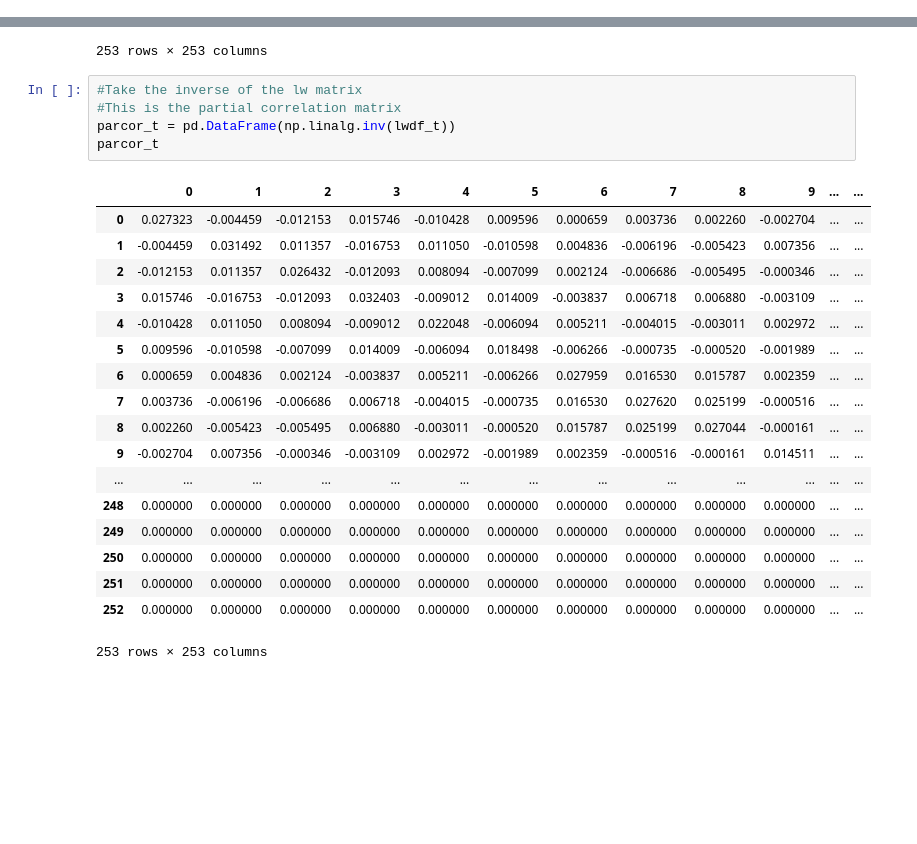
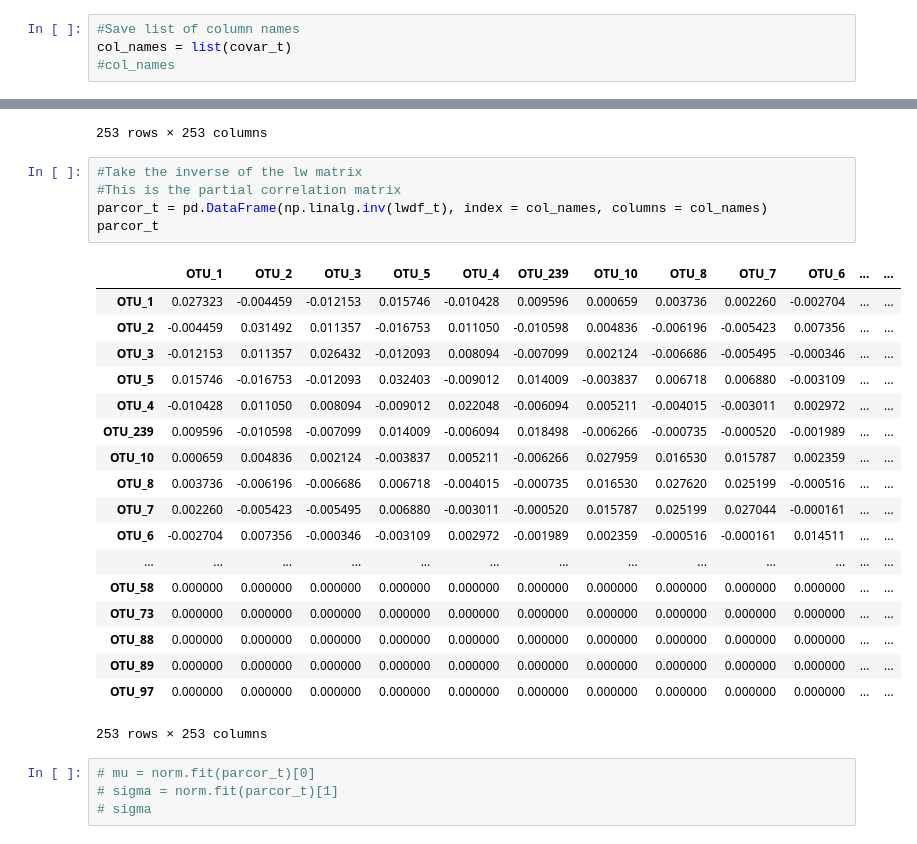
Before and after one commit to kaykrish/comab, a Jupyter notebook: par_cor_oad_t.ipynb, the cells around one changed output, grey strips where cells are left out. Drawn from its saved outputs; the diff is of its cells as text; blank space fills up the shorter version.

```diff
--- a/par_cor_oad_t.ipynb
+++ b/par_cor_oad_t.ipynb
@@ -84,6 +87,10 @@ covar_t.head()
 | OTU_5 | 0.442157 | -0.499725 | -0.281062 | 1.034483 | -0.212635 | 0.374124 | -0.179103 | 0.100782 | 0.128553 | -0.103833 | ... | ... |
 | OTU_4 | -0.322607 | 0.182373 | 0.079140 | -0.212635 | 1.034483 | -0.131860 | 0.137457 | -0.096871 | -0.070073 | -0.041263 | ... | ... |
 5 rows × 253 columns
+# %%
+#Save list of column names
+col_names = list(covar_t)
+#col_names
 # %%
 #Initialize ledoit-wolf object
 lw = LedoitWolf()
@@ -114,24 +121,28 @@ lwdf_t
 # %%
 #Take the inverse of the lw matrix
 #This is the partial correlation matrix
-parcor_t = pd.DataFrame(np.linalg.inv(lwdf_t))
+parcor_t = pd.DataFrame(np.linalg.inv(lwdf_t), index = col_names, columns = col_names)
 parcor_t
 # %% [output]
-|  | 0 | 1 | 2 | 3 | 4 | 5 | 6 | 7 | 8 | 9 | ... | ... |
-| 0 | 0.027323 | -0.004459 | -0.012153 | 0.015746 | -0.010428 | 0.009596 | 0.000659 | 0.003736 | 0.002260 | -0.002704 | ... | ... |
-| 1 | -0.004459 | 0.031492 | 0.011357 | -0.016753 | 0.011050 | -0.010598 | 0.004836 | -0.006196 | -0.005423 | 0.007356 | ... | ... |
-| 2 | -0.012153 | 0.011357 | 0.026432 | -0.012093 | 0.008094 | -0.007099 | 0.002124 | -0.006686 | -0.005495 | -0.000346 | ... | ... |
-| 3 | 0.015746 | -0.016753 | -0.012093 | 0.032403 | -0.009012 | 0.014009 | -0.003837 | 0.006718 | 0.006880 | -0.003109 | ... | ... |
-| 4 | -0.010428 | 0.011050 | 0.008094 | -0.009012 | 0.022048 | -0.006094 | 0.005211 | -0.004015 | -0.003011 | 0.002972 | ... | ... |
-| 5 | 0.009596 | -0.010598 | -0.007099 | 0.014009 | -0.006094 | 0.018498 | -0.006266 | -0.000735 | -0.000520 | -0.001989 | ... | ... |
-| 6 | 0.000659 | 0.004836 | 0.002124 | -0.003837 | 0.005211 | -0.006266 | 0.027959 | 0.016530 | 0.015787 | 0.002359 | ... | ... |
-| 7 | 0.003736 | -0.006196 | -0.006686 | 0.006718 | -0.004015 | -0.000735 | 0.016530 | 0.027620 | 0.025199 | -0.000516 | ... | ... |
-| 8 | 0.002260 | -0.005423 | -0.005495 | 0.006880 | -0.003011 | -0.000520 | 0.015787 | 0.025199 | 0.027044 | -0.000161 | ... | ... |
-| 9 | -0.002704 | 0.007356 | -0.000346 | -0.003109 | 0.002972 | -0.001989 | 0.002359 | -0.000516 | -0.000161 | 0.014511 | ... | ... |
+|  | OTU_1 | OTU_2 | OTU_3 | OTU_5 | OTU_4 | OTU_239 | OTU_10 | OTU_8 | OTU_7 | OTU_6 | ... | ... |
+| OTU_1 | 0.027323 | -0.004459 | -0.012153 | 0.015746 | -0.010428 | 0.009596 | 0.000659 | 0.003736 | 0.002260 | -0.002704 | ... | ... |
+| OTU_2 | -0.004459 | 0.031492 | 0.011357 | -0.016753 | 0.011050 | -0.010598 | 0.004836 | -0.006196 | -0.005423 | 0.007356 | ... | ... |
+| OTU_3 | -0.012153 | 0.011357 | 0.026432 | -0.012093 | 0.008094 | -0.007099 | 0.002124 | -0.006686 | -0.005495 | -0.000346 | ... | ... |
+| OTU_5 | 0.015746 | -0.016753 | -0.012093 | 0.032403 | -0.009012 | 0.014009 | -0.003837 | 0.006718 | 0.006880 | -0.003109 | ... | ... |
+| OTU_4 | -0.010428 | 0.011050 | 0.008094 | -0.009012 | 0.022048 | -0.006094 | 0.005211 | -0.004015 | -0.003011 | 0.002972 | ... | ... |
+| OTU_239 | 0.009596 | -0.010598 | -0.007099 | 0.014009 | -0.006094 | 0.018498 | -0.006266 | -0.000735 | -0.000520 | -0.001989 | ... | ... |
+| OTU_10 | 0.000659 | 0.004836 | 0.002124 | -0.003837 | 0.005211 | -0.006266 | 0.027959 | 0.016530 | 0.015787 | 0.002359 | ... | ... |
+| OTU_8 | 0.003736 | -0.006196 | -0.006686 | 0.006718 | -0.004015 | -0.000735 | 0.016530 | 0.027620 | 0.025199 | -0.000516 | ... | ... |
+| OTU_7 | 0.002260 | -0.005423 | -0.005495 | 0.006880 | -0.003011 | -0.000520 | 0.015787 | 0.025199 | 0.027044 | -0.000161 | ... | ... |
+| OTU_6 | -0.002704 | 0.007356 | -0.000346 | -0.003109 | 0.002972 | -0.001989 | 0.002359 | -0.000516 | -0.000161 | 0.014511 | ... | ... |
 | ... | ... | ... | ... | ... | ... | ... | ... | ... | ... | ... | ... | ... |
-| 248 | 0.000000 | 0.000000 | 0.000000 | 0.000000 | 0.000000 | 0.000000 | 0.000000 | 0.000000 | 0.000000 | 0.000000 | ... | ... |
-| 249 | 0.000000 | 0.000000 | 0.000000 | 0.000000 | 0.000000 | 0.000000 | 0.000000 | 0.000000 | 0.000000 | 0.000000 | ... | ... |
-| 250 | 0.000000 | 0.000000 | 0.000000 | 0.000000 | 0.000000 | 0.000000 | 0.000000 | 0.000000 | 0.000000 | 0.000000 | ... | ... |
-| 251 | 0.000000 | 0.000000 | 0.000000 | 0.000000 | 0.000000 | 0.000000 | 0.000000 | 0.000000 | 0.000000 | 0.000000 | ... | ... |
-| 252 | 0.000000 | 0.000000 | 0.000000 | 0.000000 | 0.000000 | 0.000000 | 0.000000 | 0.000000 | 0.000000 | 0.000000 | ... | ... |
+| OTU_58 | 0.000000 | 0.000000 | 0.000000 | 0.000000 | 0.000000 | 0.000000 | 0.000000 | 0.000000 | 0.000000 | 0.000000 | ... | ... |
+| OTU_73 | 0.000000 | 0.000000 | 0.000000 | 0.000000 | 0.000000 | 0.000000 | 0.000000 | 0.000000 | 0.000000 | 0.000000 | ... | ... |
+| OTU_88 | 0.000000 | 0.000000 | 0.000000 | 0.000000 | 0.000000 | 0.000000 | 0.000000 | 0.000000 | 0.000000 | 0.000000 | ... | ... |
+| OTU_89 | 0.000000 | 0.000000 | 0.000000 | 0.000000 | 0.000000 | 0.000000 | 0.000000 | 0.000000 | 0.000000 | 0.000000 | ... | ... |
+| OTU_97 | 0.000000 | 0.000000 | 0.000000 | 0.000000 | 0.000000 | 0.000000 | 0.000000 | 0.000000 | 0.000000 | 0.000000 | ... | ... |
 253 rows × 253 columns
+# %%
+# mu = norm.fit(parcor_t)[0]
+# sigma = norm.fit(parcor_t)[1]
+# sigma
```
Also changed, not shown: parts of 15 cells of this notebook.
